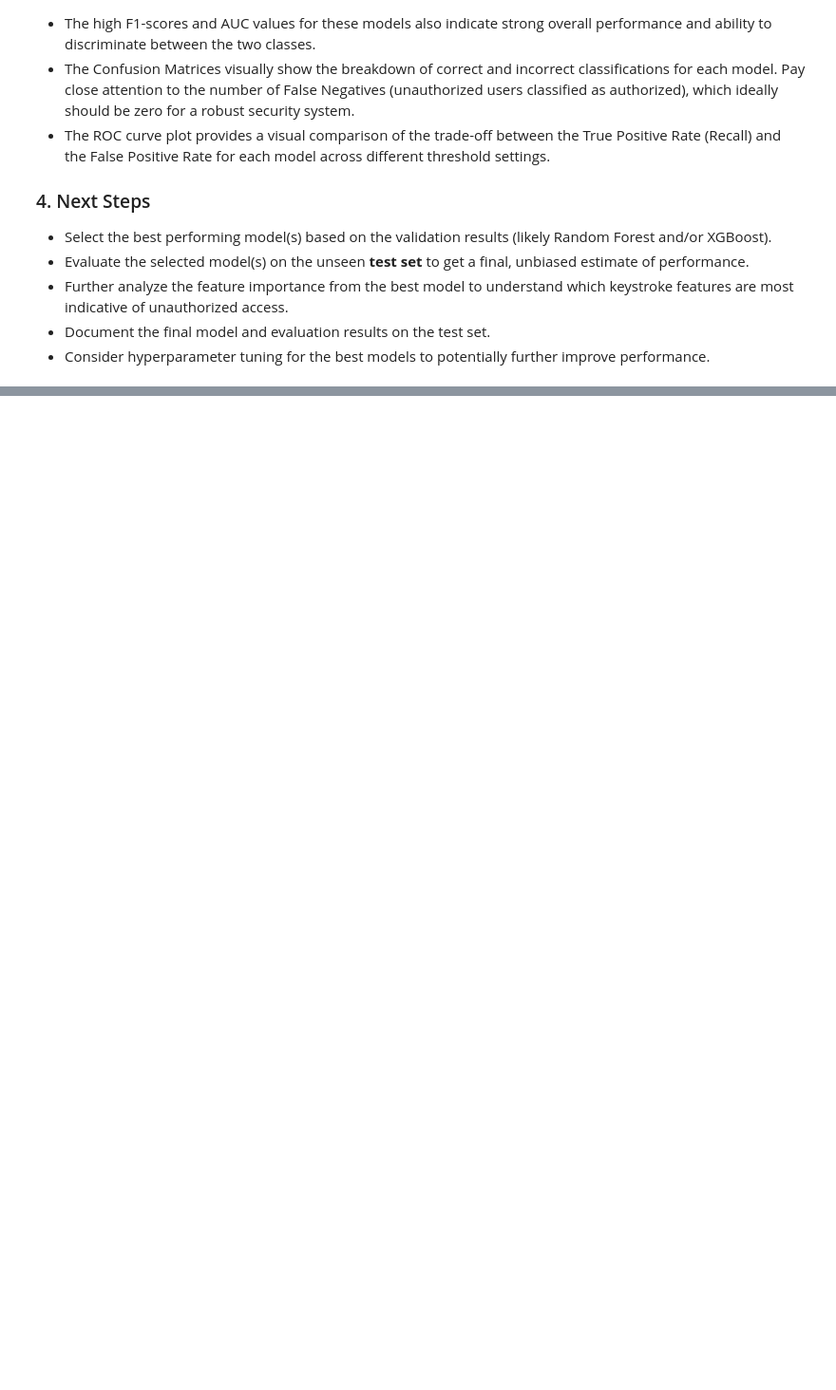
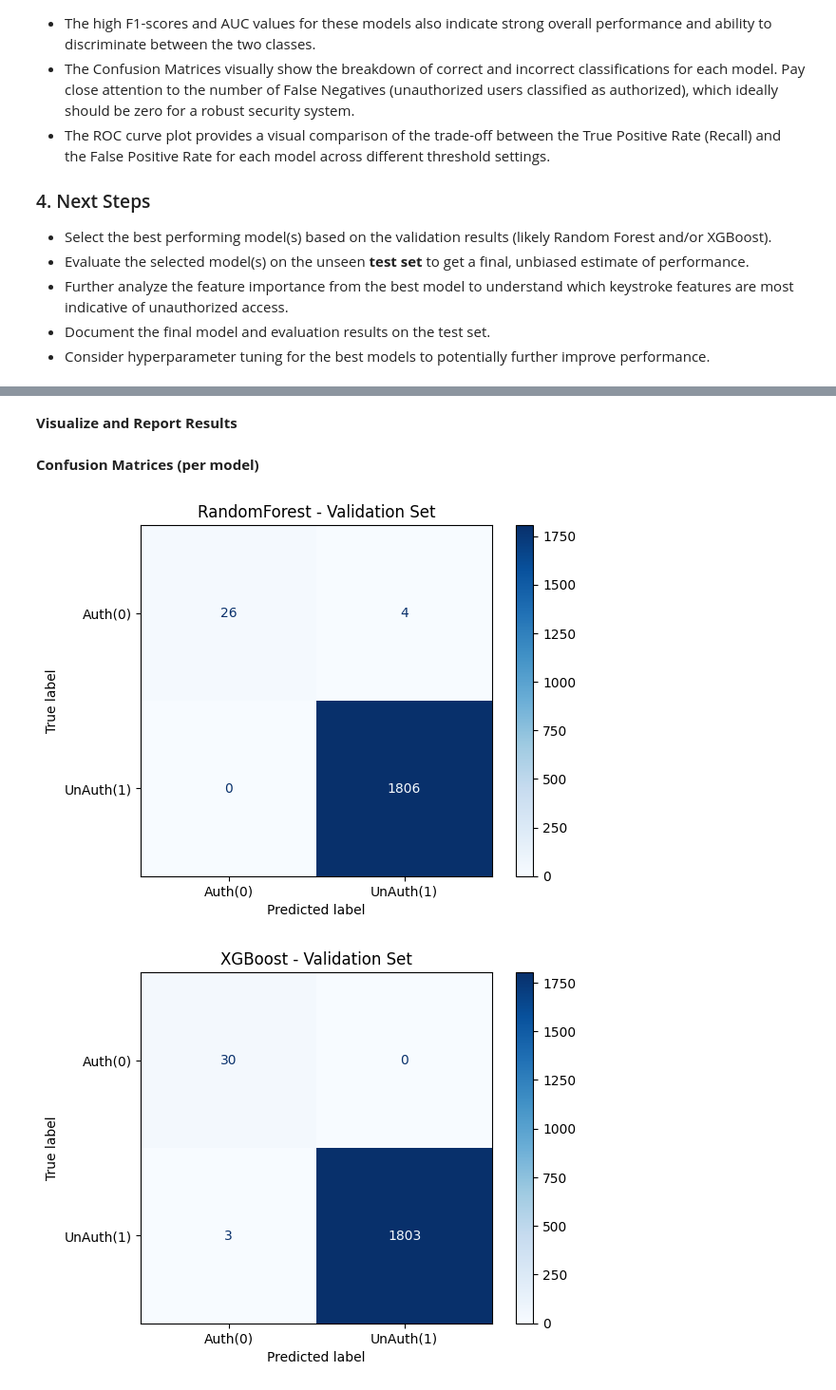
Before and after one commit to sujanpmonger-lab/Keystroke-Dynamics, a Jupyter notebook: Keystroke_Dynamics.ipynb, the cells around one changed output, grey strips where cells are left out. Shown at 95% size. Saved outputs shown, nothing was run; the diff lists cells and outputs as text; code cells hidden in the pictures; blank space fills up the shorter version.

```diff
--- a/Keystroke_Dynamics.ipynb
+++ b/Keystroke_Dynamics.ipynb
@@ -354,11 +353,11 @@ def cap_outliers_iqr(df, cols):
     return df
 
 # Apply capping to numeric columns. Use the 'df' variable which is available.
-num_cols = df.select_dtypes(include=[np.number]).columns.tolist()
+num_cols = fixed_text_df.select_dtypes(include=[np.number]).columns.tolist()
 # Exclude the 'label' column if it exists and is numeric
 if 'label' in num_cols:
     num_cols.remove('label')
 
-df = cap_outliers_iqr(df, num_cols)
+fixed_text_df = cap_outliers_iqr(fixed_text_df, num_cols)
 print("Outlier treatment done (IQR capping).")
 # %% [output]
@@ -1403,0 +2430,22 @@ The evaluation on the validation set provided insights into how well each model
+# %% [markdown]
+**Visualize and Report Results**
+# %% [markdown]
+**Confusion Matrices (per model)**
+# %%
+import matplotlib.pyplot as plt
+from sklearn.metrics import confusion_matrix, ConfusionMatrixDisplay
+
+def plot_conf_matrix(model, X, y, title):
+    y_pred = model.predict(X)
+    cm = confusion_matrix(y, y_pred, labels=[0,1])
+    disp = ConfusionMatrixDisplay(confusion_matrix=cm, display_labels=["Auth(0)", "UnAuth(1)"])
+    disp.plot(cmap="Blues", values_format="d")
+    plt.title(title)
+    plt.show()
+
+for name, model in models_to_compare.items():
+    model.fit(X_train, y_train)
+    plot_conf_matrix(model, X_val, y_val, f"{name} - Validation Set")
+# %% [output]
+[figure, added]
+[figure, added]
```
Also changed, not shown: parts of 80 cells of this notebook.
